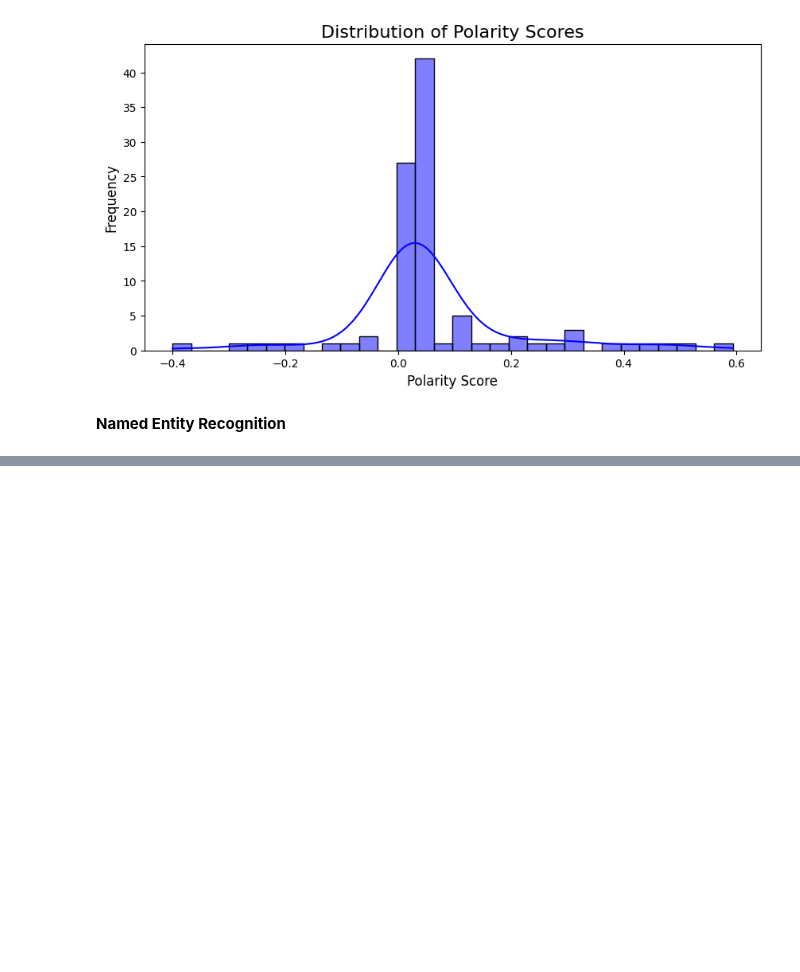
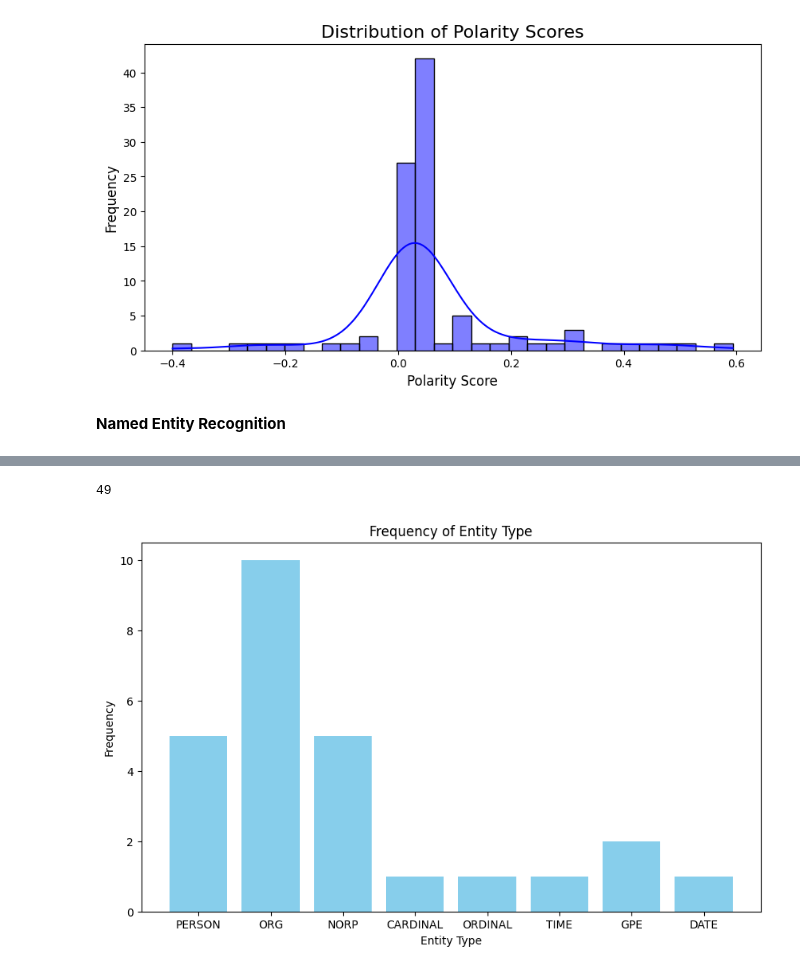
Before and after one commit to athulrj02/TwiPipeline, a Jupyter notebook: DA|CA_One.ipynb, the cells around one changed output, grey strips where cells are left out. Drawn from its saved outputs; the diff is of its cells as text; code cells hidden in the pictures; blank space fills up the shorter version.

```diff
--- a/DA|CA_One.ipynb
+++ b/DA|CA_One.ipynb
@@ -496,0 +488,21 @@ Name: Entities, dtype: object
+# %%
+df.duplicated(['cleaned_text_v2']).sum()
+# %% [output]
+49
+# %%
+# entity type freq
+from collections import Counter
+# flatten list of entities
+all_entities = [label for entities in df['Entities'] for _, label in entities]
+# %%
+entity_counts = Counter(all_entities)
+# %%
+# ploting entities type
+plt.figure(figsize=(10,6))
+plt.bar(entity_counts.keys(), entity_counts.values(),color='skyblue')
+plt.title('Frequency of Entity Type')
+plt.xlabel('Entity Type')
+plt.ylabel('Frequency')
+plt.show()
+# %% [output]
+[figure, added]
```
Also changed, not shown: parts of 8 cells of this notebook.
